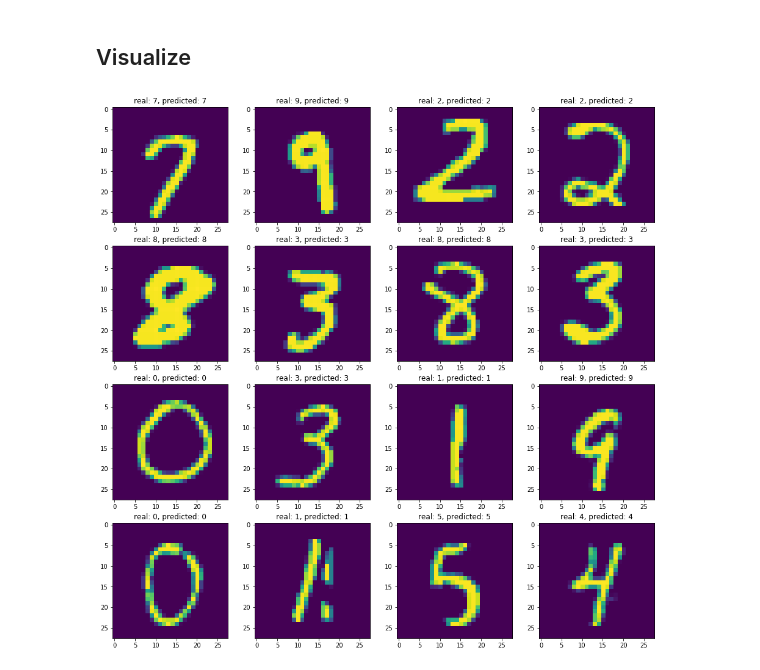
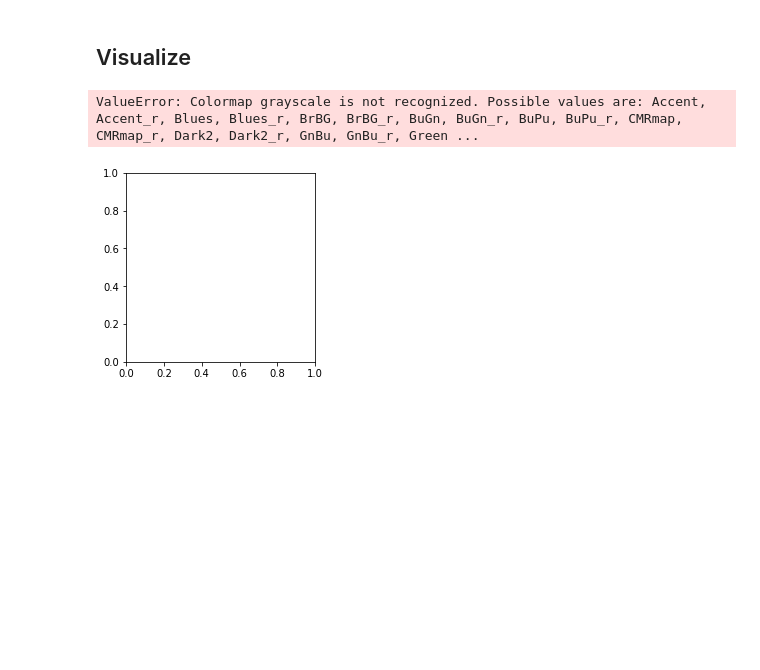
Before and after one commit to pheepa/mnist-cnn, a Jupyter notebook: CNN.ipynb, the cells around one changed output. Drawn from its saved outputs; the diff is of its cells as text; code cells hidden in the pictures; blank space fills up the shorter version.

```diff
--- a/CNN.ipynb
+++ b/CNN.ipynb
@@ -219,13 +210,14 @@ Y_pred = torch.argmax(Y_pred, 1)
 # %%
 w=10
 h=10
 fig=plt.figure(figsize=(16, 16))
 columns = 4
 rows = 4
 for i in range(1, columns*rows +1):
     fig.add_subplot(rows, columns, i)
-    plt.imshow(X_val[i].numpy().squeeze())
+    plt.imshow(X_val[i].numpy().squeeze(), cmap='grayscale')
     plt.title('real: {}, predicted: {}'.format(Y_val[i].item(), Y_pred[i].item()))
 plt.show()
 # %% [output]
+ValueError: Colormap grayscale is not recognized. Possible values are: Accent, Accent_r, Blues, Blues_r, BrBG, BrBG_r, BuGn, BuGn_r, BuPu, BuPu_r, CMRmap, CMRmap_r, Dark2, Dark2_r, GnBu, GnBu_r, Green ...
-[figure, old version]
+[figure, new version]
```
Also changed, not shown: parts of 7 cells of this notebook.
